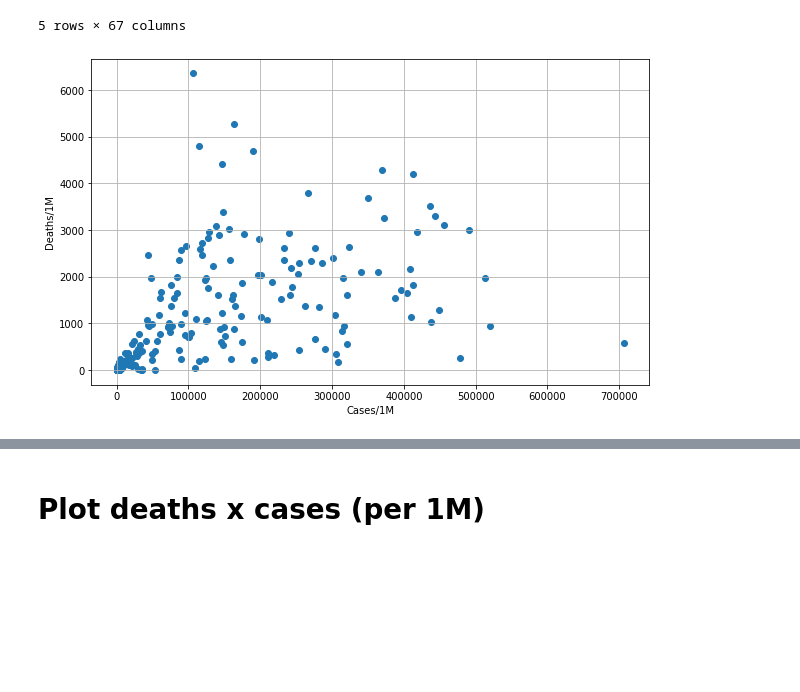
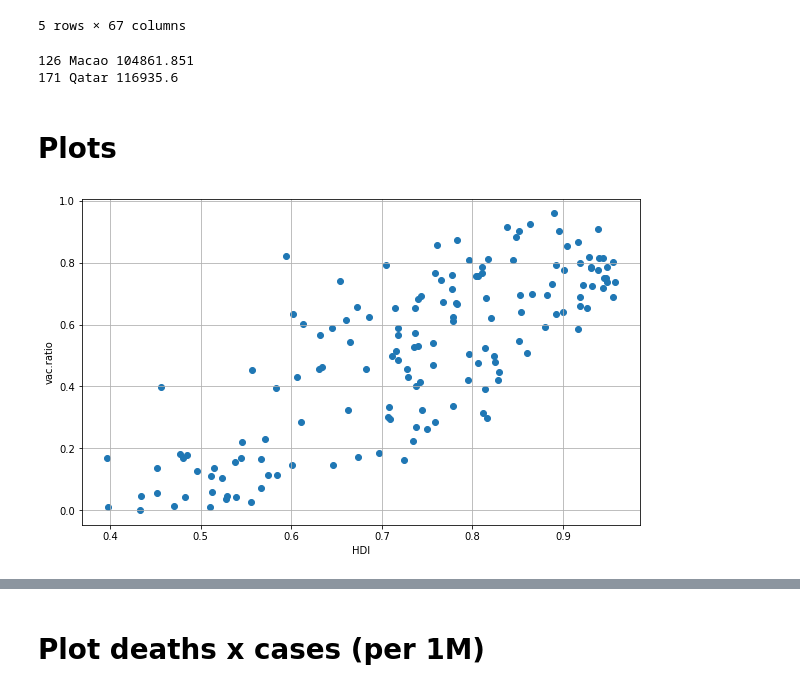
Before and after one commit to ThOliveira23/PH482_582_Sp22, a Jupyter notebook: Projeto/graveyard_covid_project.ipynb, the cells around one changed output, grey strips where cells are left out. Cells and saved outputs as stored; diff of their text form; code cells hidden in the pictures; blank space fills up the shorter version.

```diff
--- a/Projeto/graveyard_covid_project.ipynb
+++ b/Projeto/graveyard_covid_project.ipynb
@@ -55,14 +61,31 @@ def cut_events(data,metric,value):
             print(i,data['location'][i],data[metric][i])
+# %%
+cut_events(data,'gdp_per_capita',100e3)
+# %% [output]
+126 Macao 104861.851
+171 Qatar 116935.6
 # %%
-def plot_scatter(data, x,y,xlabel,ylabel,name_fig):
+def plot_scatter(data, x, y, xlabel, ylabel):
     plt.figure(figsize=(10,6))
     plt.scatter(data[x],data[y])
     plt.xlabel(xlabel)
     plt.ylabel(ylabel)
     plt.grid()
-    plt.savefig(name_fig+'.pdf')
+    plt.savefig(x+'_'+y+'.pdf')
     plt.show()
+
+
+def plot_one_relative_scatter(data, metric1, metric2, xlabel, ylabel):
+    plt.figure(figsize=(10,6))
+    plt.scatter(data[metric1],data[metric2]/data['population'])
+    plt.xlabel(xlabel)
+    plt.ylabel(ylabel)
+    plt.grid()
+    plt.savefig(metric1+'_'+metric2+'.pdf')
+    plt.show()
-# %%
-plot_scatter(data, 'total_cases_per_million','total_deaths_per_million','Cases/1M','Deaths/1M','test')
-# %% [output]
-[figure, removed]
+# %% [markdown]
+# Plots
+# %%
+plot_one_relative_scatter(data,'human_development_index','people_fully_vaccinated','HDI','vac.ratio')
+# %% [output]
+[figure, added]
```
Also changed, not shown: parts of 18 cells of this notebook, 2 other files.
